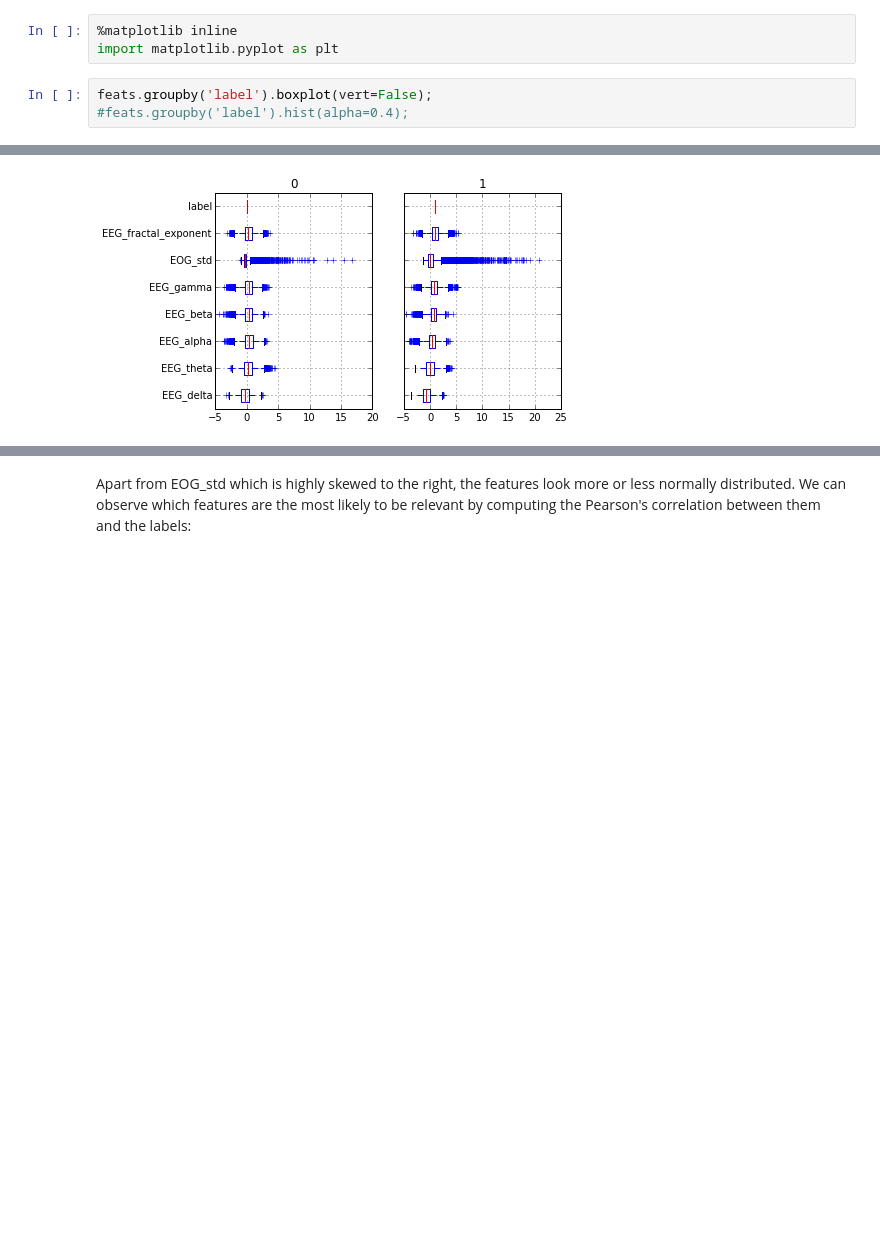
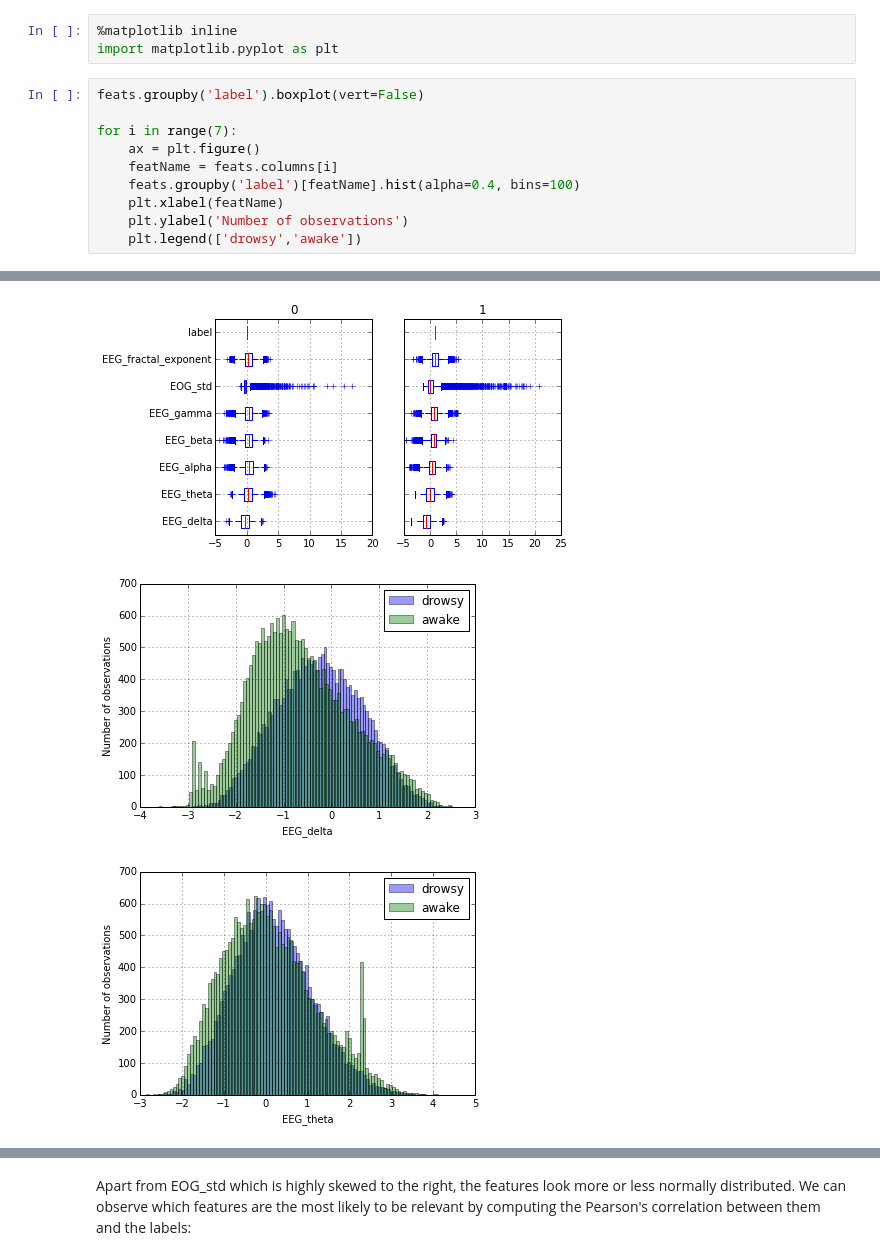
Before and after one commit to hubertjb/UCDDB-classification, a Jupyter notebook: ucddb_classification.ipynb, the cells around one changed output, grey strips where cells are left out. Saved outputs shown, nothing was run; the diff lists cells and outputs as text; blank space fills up the shorter version.

Commit message:
corrected plots

```diff
--- a/ucddb_classification.ipynb
+++ b/ucddb_classification.ipynb
@@ -89,6 +98,13 @@ To get a sense of the features' distributions, we can start by plotting the corr
 %matplotlib inline
 import matplotlib.pyplot as plt
 # %%
-feats.groupby('label').boxplot(vert=False);
-#feats.groupby('label').hist(alpha=0.4);
+feats.groupby('label').boxplot(vert=False)
+
+for i in range(7):
+    ax = plt.figure()
+    featName = feats.columns[i]
+    feats.groupby('label')[featName].hist(alpha=0.4, bins=100)
+    plt.xlabel(featName)
+    plt.ylabel('Number of observations')
+    plt.legend(['drowsy','awake'])
 # %% [output]
@@ -99 +111,3 @@ The default value for 'return_type' will change to 'axes' in a future release.
 [figure]
+[figure, added]
+[figure, added]
```
Also changed, not shown: parts of 11 cells of this notebook.
